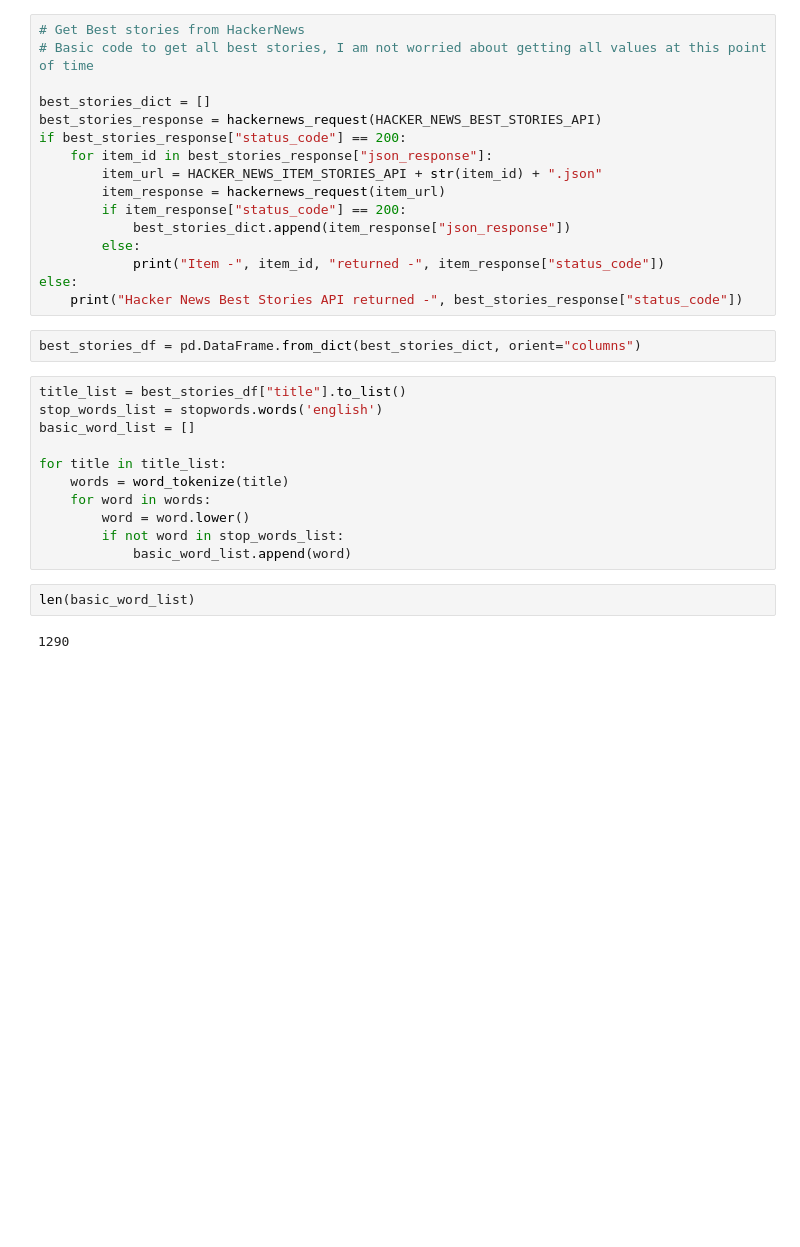
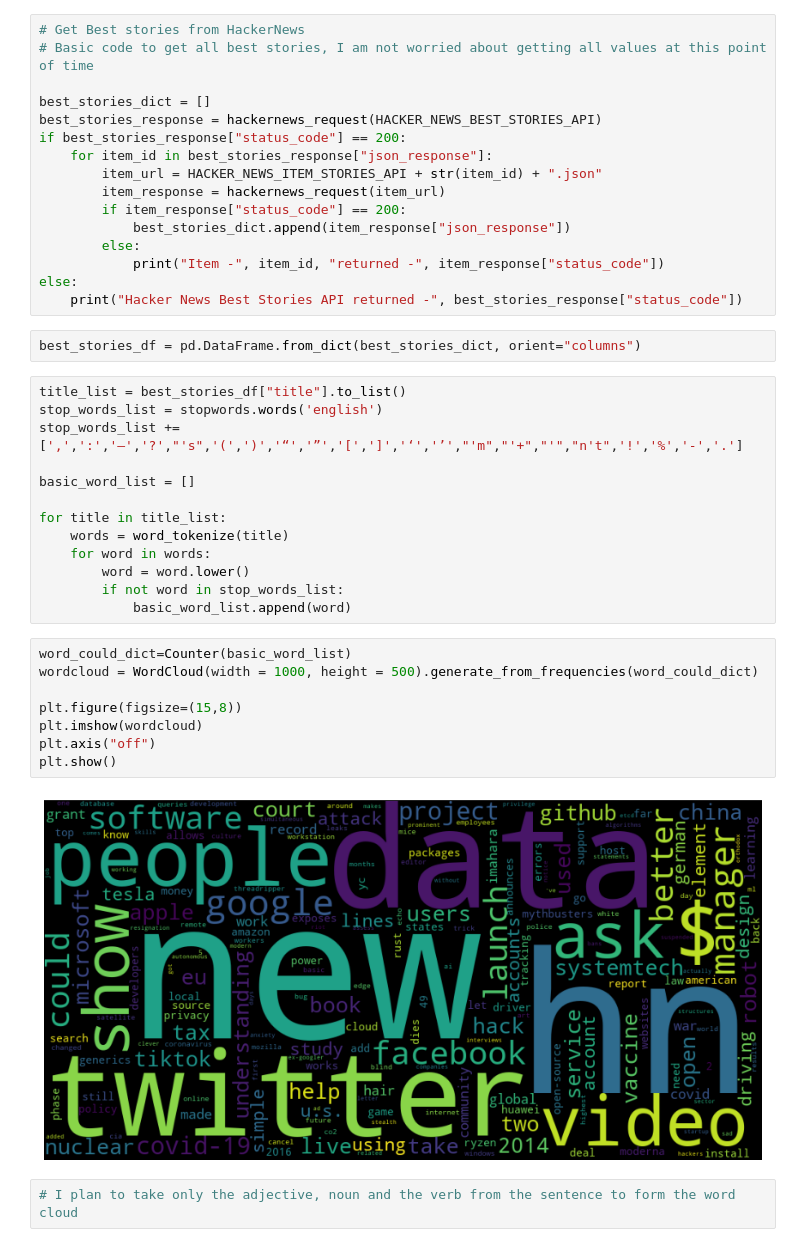
Before and after one commit to djsbalakrishnan/Coulson, a Jupyter notebook: AnalyzeHackerNews.ipynb, the cells around one changed output. Drawn from its saved outputs; the diff is of its cells as text; blank space fills up the shorter version.

Commit message:
Created word cloud by removing stop words

```diff
--- a/AnalyzeHackerNews.ipynb
+++ b/AnalyzeHackerNews.ipynb
@@ -37,6 +39,8 @@ best_stories_df = pd.DataFrame.from_dict(best_stories_dict, orient="columns")
 # %%
 title_list = best_stories_df["title"].to_list()
 stop_words_list = stopwords.words('english')
+stop_words_list += [',',':','–','?',"'s",'(',')','“','”','[',']','‘','’',"'m","'+","'","n't",'!','%','-','.']
+
 basic_word_list = []
 
 for title in title_list:
@@ -45,7 +49,15 @@ for title in title_list:
         word = word.lower()
         if not word in stop_words_list:
             basic_word_list.append(word)
-# %%
-len(basic_word_list)
-# %% [output]
-1290
+# %%
+word_could_dict=Counter(basic_word_list)
+wordcloud = WordCloud(width = 1000, height = 500).generate_from_frequencies(word_could_dict)
+
+plt.figure(figsize=(15,8))
+plt.imshow(wordcloud)
+plt.axis("off")
+plt.show()
+# %% [output]
+[figure, added]
+# %%
+# I plan to take only the adjective, noun and the verb from the sentence to form the word cloud
```
Also changed, not shown: parts of 1 cell of this notebook.
